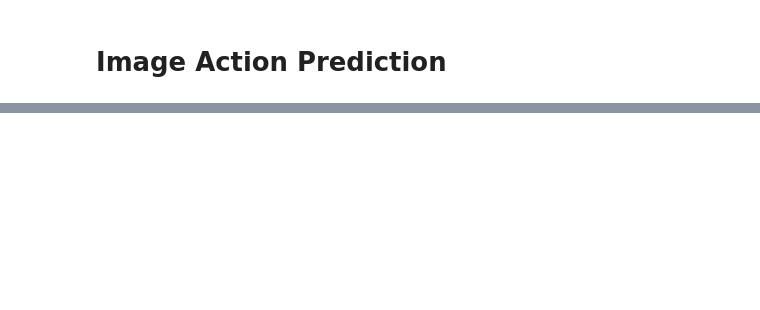
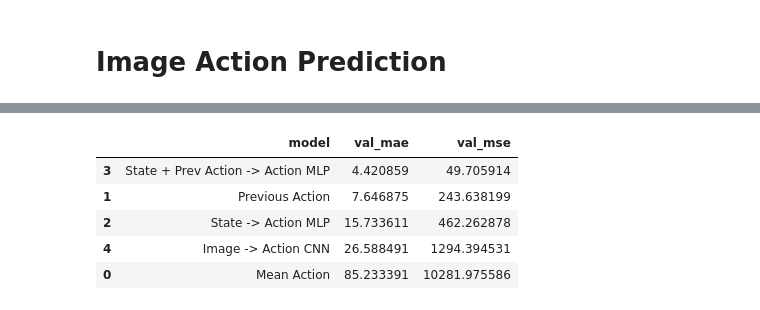
Before and after one commit to kasrasa/ViT-VLM-experiments, a Jupyter notebook: VLA_Experiments.ipynb, the cells around one changed output, grey strips where cells are left out. Saved outputs shown, nothing was run; the diff lists cells and outputs as text; code cells hidden in the pictures; blank space fills up the shorter version.

Commit message:
added displacement (dx,dy) to the state and previous action to see the impact on the results

```diff
--- a/VLA_Experiments.ipynb
+++ b/VLA_Experiments.ipynb
@@ -1037,7 +1238,7 @@ class CNNModel(nn.Module):
 
     self.head = nn.Sequential(
             nn.Flatten(),
-            nn.Linear(256 * 8 * 8, 256 * 2 * 2),
+            nn.Linear(256 * 6 * 6, 256 * 2 * 2),
             nn.ReLU(),
             nn.Linear(256 * 2 * 2, 256),
             nn.ReLU(),
@@ -1179,6 +1380,7 @@ for epoch in range(NUM_EPOCHS):
         f"train_loss={train_loss:.4f} | "
         f"val_loss={val_metrics['loss']:.4f} | "
         f"val_mae={val_metrics['mae']:.4f}"
+        f"val_mse={val_metrics['mse']:.4f}"
     )
 
 image_history_df = pd.DataFrame(image_history)
@@ -1211,30 +1425,46 @@ baseline_rows.append({
     "val_mae": mean_baseline["mae"],
     "val_mse": mean_baseline["mse"],
 })
 
 baseline_rows.append({
     "model": "Previous Action",
     "val_mae": prev_baseline["mae"],
     "val_mse": prev_baseline["mse"],
 })
 
 if "state_history_df" in globals():
     final_state_row = state_history_df.iloc[-1]
 
     baseline_rows.append({
         "model": "State -> Action MLP",
         "val_mae": float(final_state_row["val_mae"]),
         "val_mse": float(final_state_row["val_mse"]),
     })
 
+if "prevaction_history_df" in globals():
+    final_prevaction_row = prevaction_history_df.iloc[-1]
+
+    baseline_rows.append({
+        "model": "State + Prev Action -> Action MLP",
+        "val_mae": float(final_prevaction_row["val_mae"]),
+        "val_mse": float(final_prevaction_row["val_mse"]),
+    })
+
 if "image_history_df" in globals():
     final_image_row = image_history_df.iloc[-1]
 
     baseline_rows.append({
         "model": "Image -> Action CNN",
         "val_mae": float(final_image_row["val_mae"]),
         "val_mse": float(final_image_row["val_mse"]),
     })
 
 baseline_comparison_df = pd.DataFrame(baseline_rows)
 display(baseline_comparison_df.sort_values("val_mae"))
+# %% [output]
+|  | model | val_mae | val_mse |
+| 3 | State + Prev Action -> Action MLP | 4.420859 | 49.705914 |
+| 1 | Previous Action | 7.646875 | 243.638199 |
+| 2 | State -> Action MLP | 15.733611 | 462.262878 |
+| 4 | Image -> Action CNN | 26.588491 | 1294.394531 |
+| 0 | Mean Action | 85.233391 | 10281.975586 |
```
Also changed, not shown: parts of 6 cells of this notebook.
